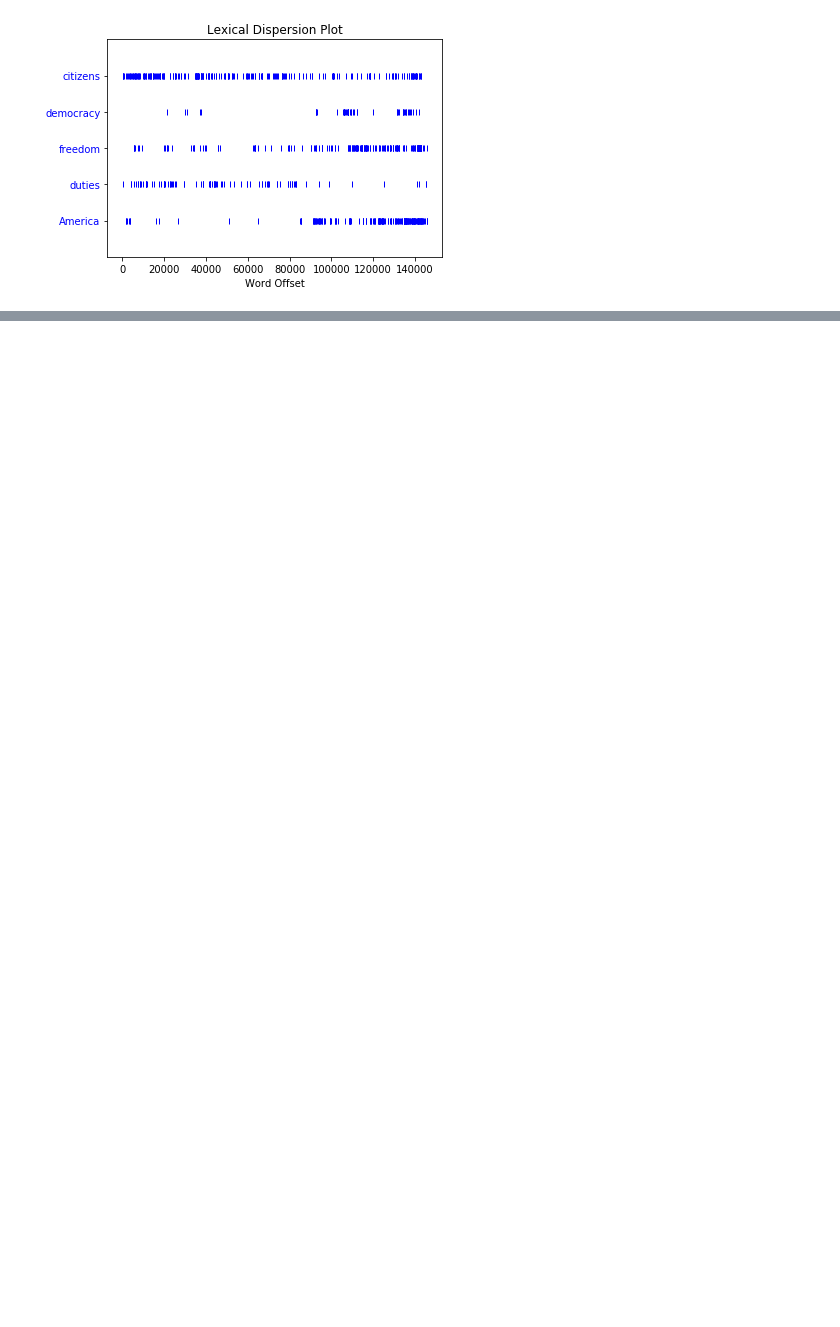
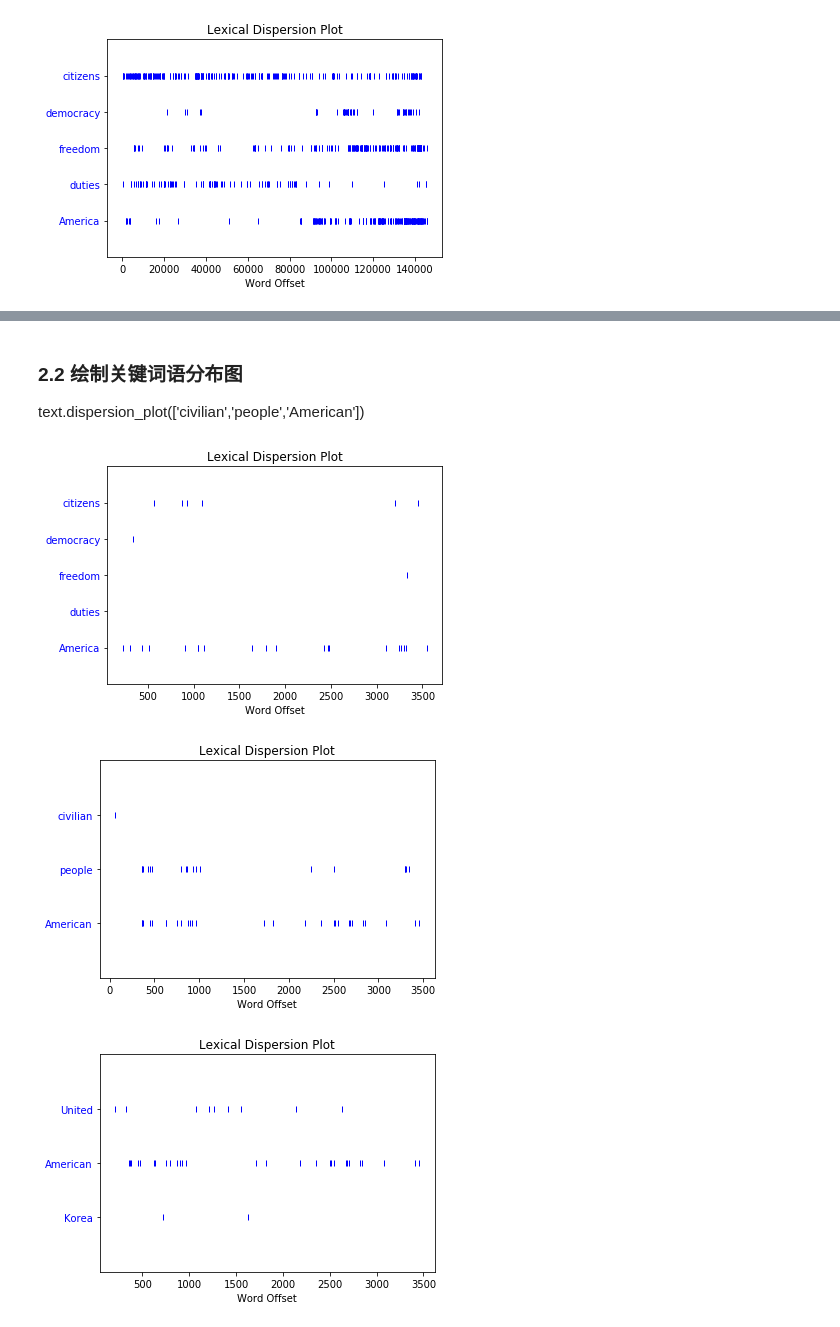
Before and after one commit to davidkorea/amazon_food_reviews, a Jupyter notebook: nltk_preview.ipynb, the cells around one changed output, grey strips where cells are left out. Saved outputs shown, nothing was run; the diff lists cells and outputs as text; code cells hidden in the pictures; blank space fills up the shorter version.

Commit message:
trump lexcial

```diff
--- a/nltk_preview.ipynb
+++ b/nltk_preview.ipynb
@@ -50,0 +71,3 @@ text4.dispersion_plot(['citizens','democracy','freedom','duties','America'])
+# %%
+with open('./data/trump.txt','r') as f:
+    trump = f.read()
@@ -50,0 +84,2 @@ text4.dispersion_plot(['citizens','democracy','freedom','duties','America'])
+# %%
+tokens = nltk.word_tokenize(trump)
@@ -50,0 +106,14 @@ text4.dispersion_plot(['citizens','democracy','freedom','duties','America'])
+# %%
+text = nltk.Text(tokens)
+# %% [markdown]
+### 2.2 绘制关键词语分布图
+
+text.dispersion_plot(['civilian','people','American'])
+# %%
+text.dispersion_plot(['citizens','democracy','freedom','duties','America'])
+text.dispersion_plot(['civilian','people','American'])
+text.dispersion_plot(['United','American','Korea'])
+# %% [output]
+[figure, added]
+[figure, added]
+[figure, added]
```
Also changed, not shown: parts of 19 cells of this notebook.
